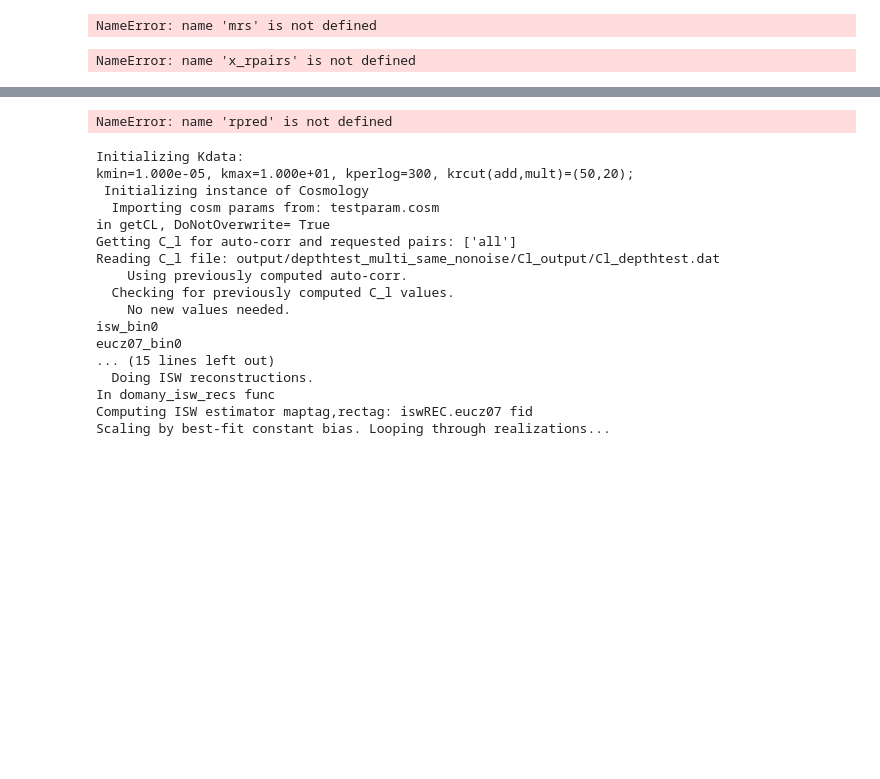
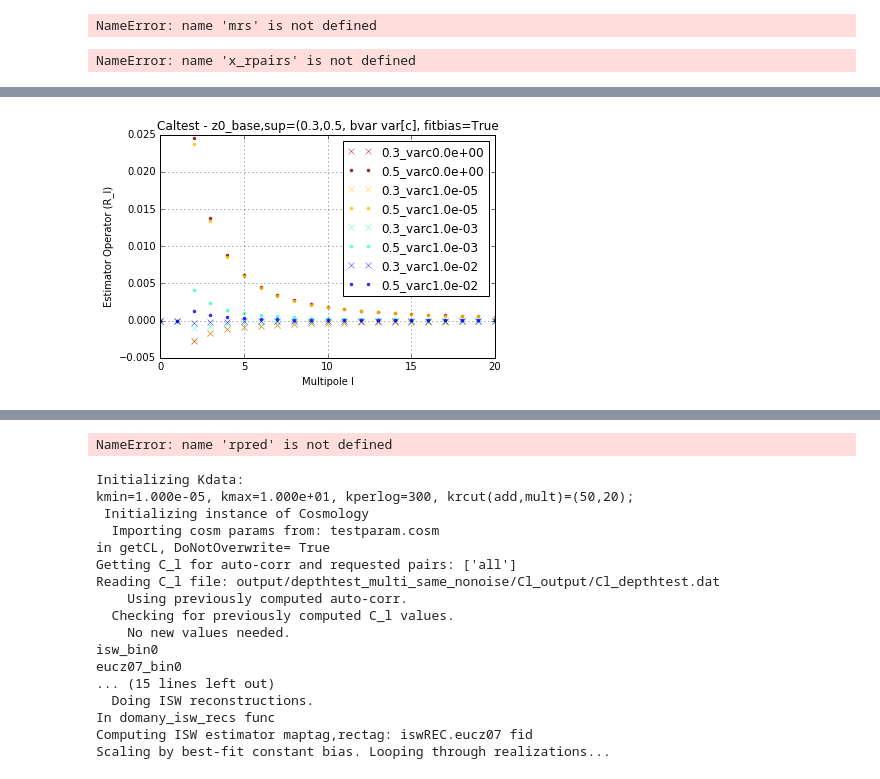
Before and after one commit to jessmuir/isw_reconstr, a Jupyter notebook: NW Multi.ipynb, the cells around one changed output, grey strips where cells are left out. Saved outputs shown, nothing was run; the diff lists cells and outputs as text; code cells hidden in the pictures; blank space fills up the shorter version.

```diff
--- a/NW Multi.ipynb
+++ b/NW Multi.ipynb
@@ -622,0 +643,79 @@ def calplotform(axis, varname='rho',show=False):
+# %%
+
+nbar='default'
+z0pairs=[(.3,.5),(.5,.7),(.3,.7)]
+#Cal test Multi:
+#==========================================
+# v v v----- This function (caltest_basic_expplot_forpaper) is from GPFP module. Using to guide mu
+# plots rho exp and data points for one shape and lmin
+#combine stuff from caltest_compare_clcal_shapes with rhoexpplot
+outtag='mCal04_fidz0_bv0'
+colorlist=['#e41a1c','#377eb8','#4daf4a','#984ea3','#ff7f00']#qualitative
+reclmin=2
+#info about calibration errors
+# calspecs = CalibSpecs(shape='g',width=10.,lmincal=0,lmaxcal=30)
+(shape,width,lmincal,lmaxcal)=('g',10.,0,30)
+
+#what points to plot
+shortvarlist=[0,1.e-5,1.e-3,1.e-2]#for data points
+varlist=shortvarlist[:]
+basevar=shortvarlist[:]
+cmap = plt.get_cmap('jet_r')
+N_var=len(varlist)
+for fitbias in (True, False):
+#     fig, ax1 = calplotsetup()
+    for k,(z0_1,z0_2) in enumerate(z0pairs):
+        print '\n-----z0_base={0}, z0_sup={1}-----'.format(z0_1,z0_2)
+
+        estop_list_temp = m_caltest_get_rhoexp(z0_base=z0_1, z0_sup=z0_2, basevar=basevar[:],varlist = varlist[:],lmax=lmaxcal,lmin=lmincal,
+                                shape=shape,width=width,overwrite=True,doplot=False,saverho=False,varname='estop',
+                                reclmin=reclmin,outtag=outtag,fitbias=fitbias)
+#         estop_array = np.array(estop_list_temp)
+#         relweights = np.zeros_like(estop_array) #inprog. For looking at the weights of maps vs l
+        for j,estop_var in enumerate(estop_list_temp):#list of length varlist
+            color = cmap(float(j)/((1.1*N_var-1)))
+            #estimator operator, shape (NLSS,Nell), where Nell is highest l value i think
+            l_x = xrange(estop_var.shape[1])
+            for i,R_l_list in enumerate(estop_var): #NLSS is 2 right now, since recdat uses z0_1 and z0_2 as its two input maps
+                if i==0: pt = 'x'
+                else: pt = '.'
+                plt.plot(l_x, R_l_list,pt,color=color, alpha=.8,label='{0:.1}_varc{1:.1e}'.format(z0pairs[k][i],varlist[j]))
+    #     ax1=calplotform(ax1,varname=varname) #format like caltest plot
+        if basevar==varlist: bvlabel = 'var[c]'
+        else: bvlabel='{0}'.format(basevar,)
+        # plt.title('z0base={0}, z0sup={1}, basevar={2}'.format(z0_base,z0_sup,bvlabel))
+        plt.xlabel('Multipole l')
+        plt.ylabel('Estimator Operator (R_l)')
+        plt.xlim(0,20)
+        plt.grid(True)
+        plt.legend()
+        plt.title('Caltest - z0_base,sup=({0:.1f},{3:.1f}, bvar {1}, fitbias={2}'.format(z0_1,bvlabel,fitbias,z0_2))
+        plt.show()
+#         plt.plot(l_x,estop_var/)
+
+#When fitbias = False, estop is same for all var_c. So look at relative combos
+mrk_list=['.','x','+']
+z0_set=set([])
+for k,(z0_1,z0_2) in enumerate(z0pairs):
+    print '\n-----z0_base={0}, z0_sup={1}-----'.format(z0_1,z0_2)
+    estop_list_temp = m_caltest_get_rhoexp(z0_base=z0_1, z0_sup=z0_2, basevar=0,varlist = [0],lmax=lmaxcal,lmin=lmincal,
+                            shape=shape,width=width,overwrite=True,doplot=False,saverho=False,varname='estop',
+                            reclmin=reclmin,outtag=outtag,fitbias=fitbias)
+    estop_var=estop_list_temp[0]
+    #estimator operator, shape (NLSS,Nell), where Nell is highest l value (pretty sure)
+    l_x = xrange(estop_var.shape[1])
+    for i,R_l_list in enumerate(estop_var): #NLSS is 2 right now, since recdat uses z0_1 and z0_2 as its two input maps
+        color = cmap(z0pairs[k][i]**2) #each z0 has same color, marker dependent on which other map is paired with
+        plt.plot(l_x, R_l_list,mrk_list[k],color=color,label='{0:.1}'.format(z0pairs[k][i],))
+#     ax1=calplotform(ax1,varname=varname) #format like caltest plot
+    if basevar==varlist: bvlabel = 'var[c]'
+    else: bvlabel='{0}'.format(basevar,)
+    # plt.title('z0base={0}, z0sup={1}, basevar={2}'.format(z0_base,z0_sup,bvlabel))
+plt.xlabel('Multipole l')
+plt.ylabel('Estimator Operator (R_l)')
+plt.xlim(0,20)
+plt.grid(True)
+plt.legend()
+plt.title('Caltest - z0_base,sup=({0:.1f},{3:.1f}, bvar {1}, fitbias={2}'.format(z0_1,bvlabel,fitbias,z0_2))
+plt.show()
+# %% [output]
@@ -622,0 +728 @@ def calplotform(axis, varname='rho',show=False):
+[figure, added]
```
Also changed, not shown: parts of 13 cells of this notebook, 5 other files.
